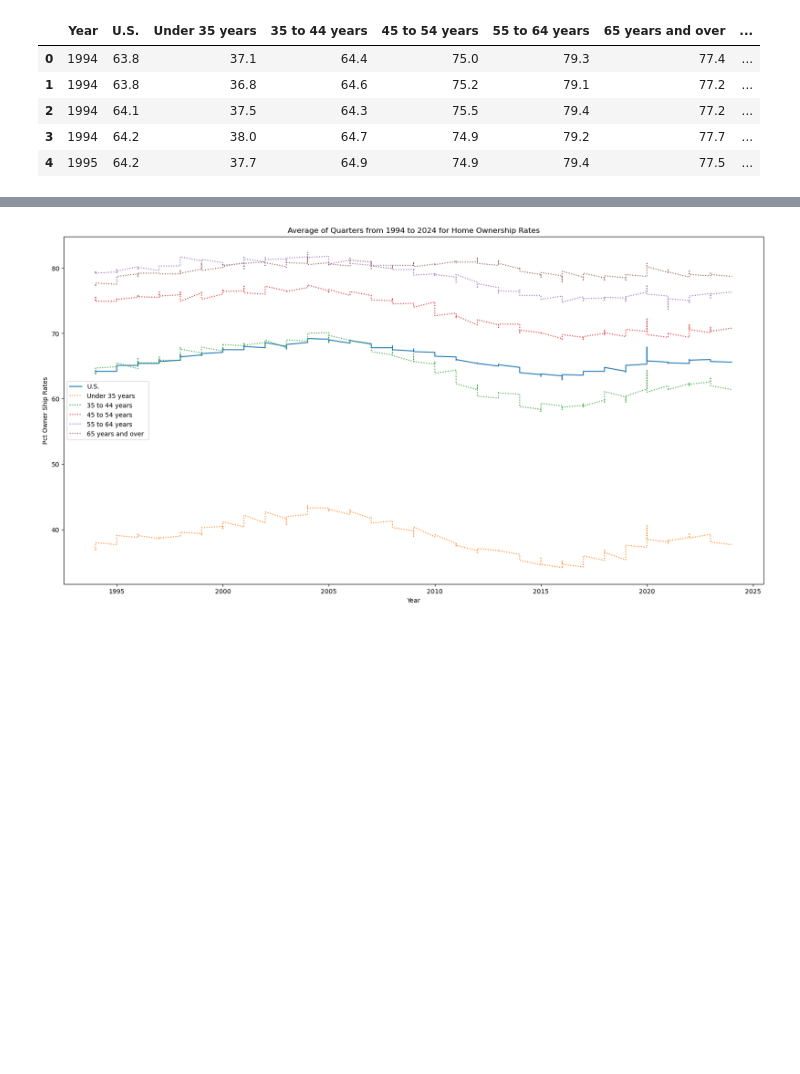
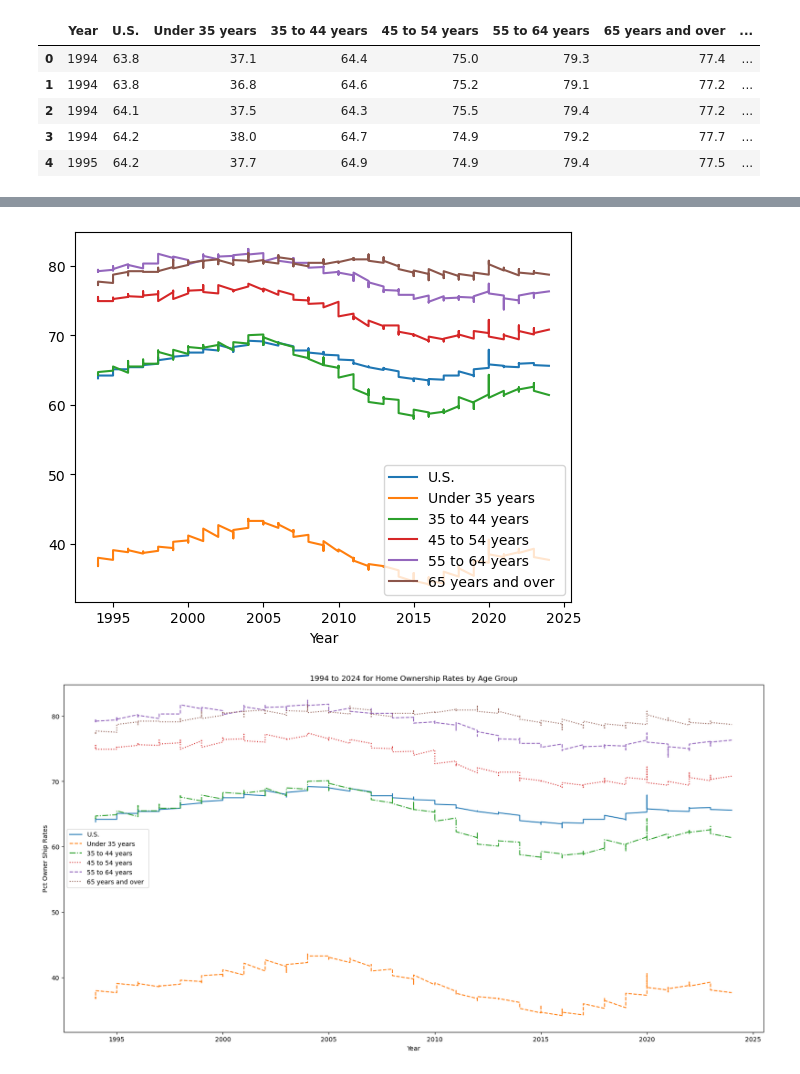
Before and after one commit to JCamp-12/AI-Project-1, a Jupyter notebook: housing_information_stats.ipynb, the cells around one changed output, grey strips where cells are left out. Drawn from its saved outputs; the diff is of its cells as text; code cells hidden in the pictures; blank space fills up the shorter version.

```diff
--- a/housing_information_stats.ipynb
+++ b/housing_information_stats.ipynb
@@ -163,32 +189,33 @@ ownership_rates_by_age_year_df.head()
 # %%
 # Create a line chart to show the average of quarters from 1964 to 2024 for home ownership rates
-# plt.figsize=(20,100)
+# plt.figsize=(20,10)
 # # Set 'Year' as index
 # if 'Year' in ownership_rates_by_age_year_df.columns:
 #     ownership_rates_by_age_year_df.set_index('Year', inplace=True)
 
-# # Create a line chart for all columns
-# ownership_rates_by_age_year_df.plot(kind='line')
-# Define line styles
-line_styles = ['-', ':', ':', ':', ':', ':']
+# Create a line chart for all columns
+ownership_rates_by_age_year_df.plot(kind='line')
+# # Define line styles
+line_styles = ['-', '--', '-.', ':', '--', ':']
 
 # Create a new figure with specified size
 plt.figure(figsize=(20, 10))
 
 # Loop through each column
 for i, column in enumerate(ownership_rates_by_age_year_df.columns):
     # Plot each column with a different line style
     ownership_rates_by_age_year_df[column].plot(kind='line', style=line_styles[i % len(line_styles)])
 
 # Set the title and labels
-plt.title('Average of Quarters from 1994 to 2024 for Home Ownership Rates')
+plt.title('1994 to 2024 for Home Ownership Rates by Age Group')
 plt.xlabel('Year')
 plt.ylabel('Pct Owner Ship Rates')
 
 # Add a legend
 plt.legend()
 
 # Show the plot
 plt.show()
 # %% [output]
-[figure, old version]
+[figure, new version]
+[figure, added]
```
Also changed, not shown: parts of 24 cells of this notebook, 2 other files.
